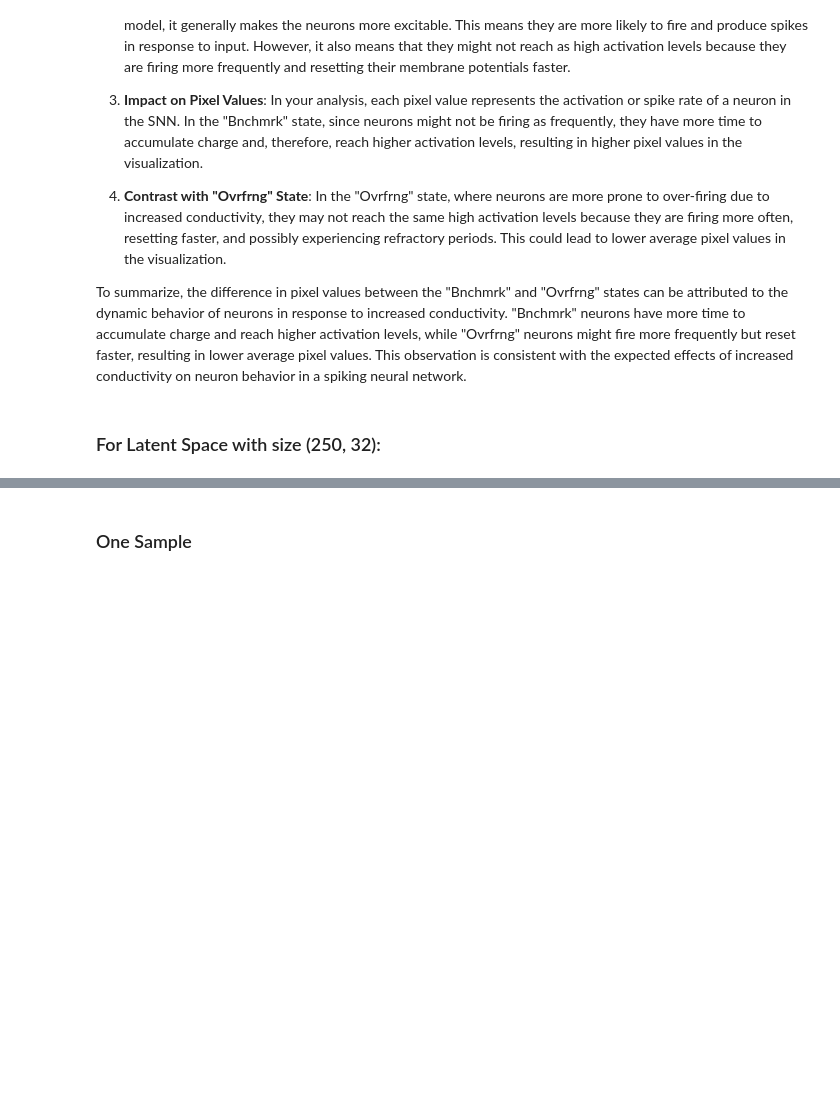
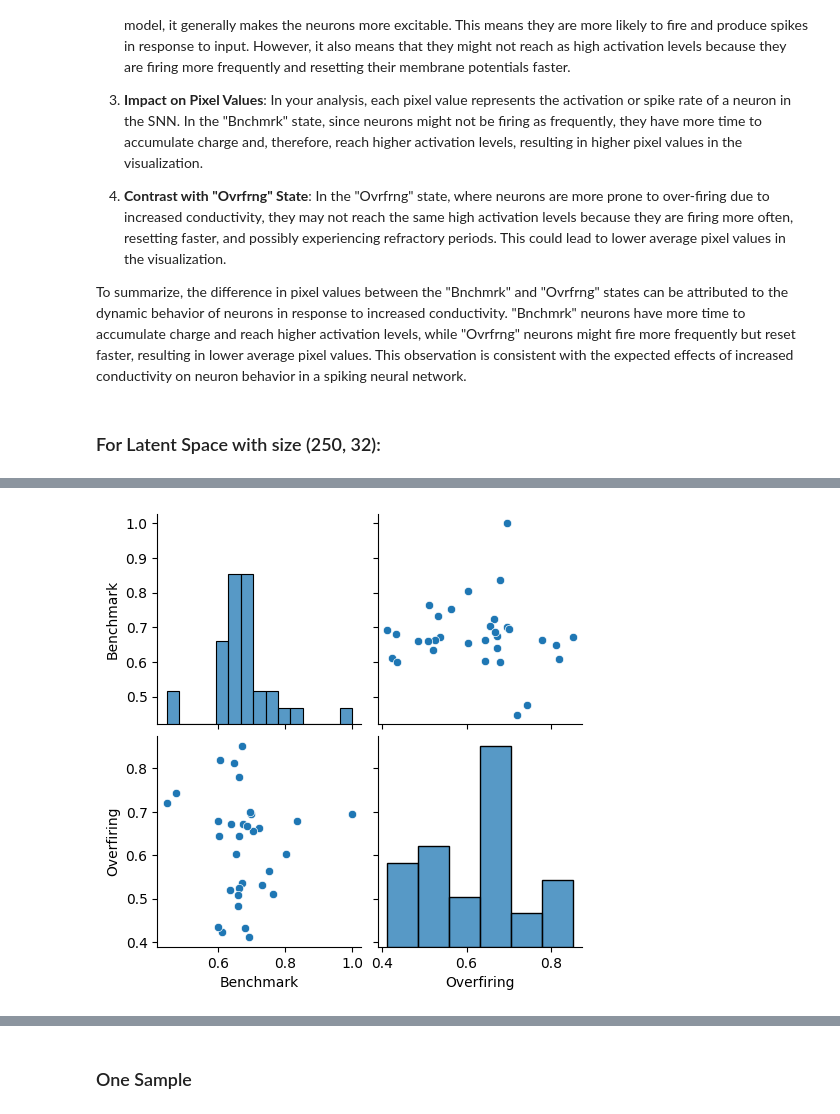
Before and after one commit to Mrezakhodashenas/PhD-NN, a Jupyter notebook: Entropy.ipynb, the cells around one changed output, grey strips where cells are left out. Drawn from its saved outputs; the diff is of its cells as text; code cells hidden in the pictures; blank space fills up the shorter version.

```diff
--- a/Entropy.ipynb
+++ b/Entropy.ipynb
@@ -1775,0 +1817,17 @@ shape of Ovrfrng_Enc_Lk2 torch.Size([250, 32])
+# %%
+# Summary statistics for Benchmark scenario
+# benchmark_stats = pd.DataFrame(Bnchmrk_Enc_Lk2).describe()
+# print("benchmark_stats:" , benchmark_stats)
+
+# # Summary statistics for Overfiring scenario
+# overfiring_stats = pd.DataFrame(Ovrfrng_Enc_Lk2).describe()
+# print('overfiring_stats', overfiring_stats)
+
+# print('----------------------------------------------')
+
+
+# Pairwise scatter plots for Benchmark vs. Overfiring
+sns.pairplot(pd.DataFrame({'Benchmark': Bnchmrk_Enc_Lk2.mean(axis=0), 'Overfiring': Ovrfrng_Enc_Lk2.mean(axis=0)}))
+plt.show()
+# %% [output]
+[figure, added]
```
Also changed, not shown: parts of 11 cells of this notebook.
